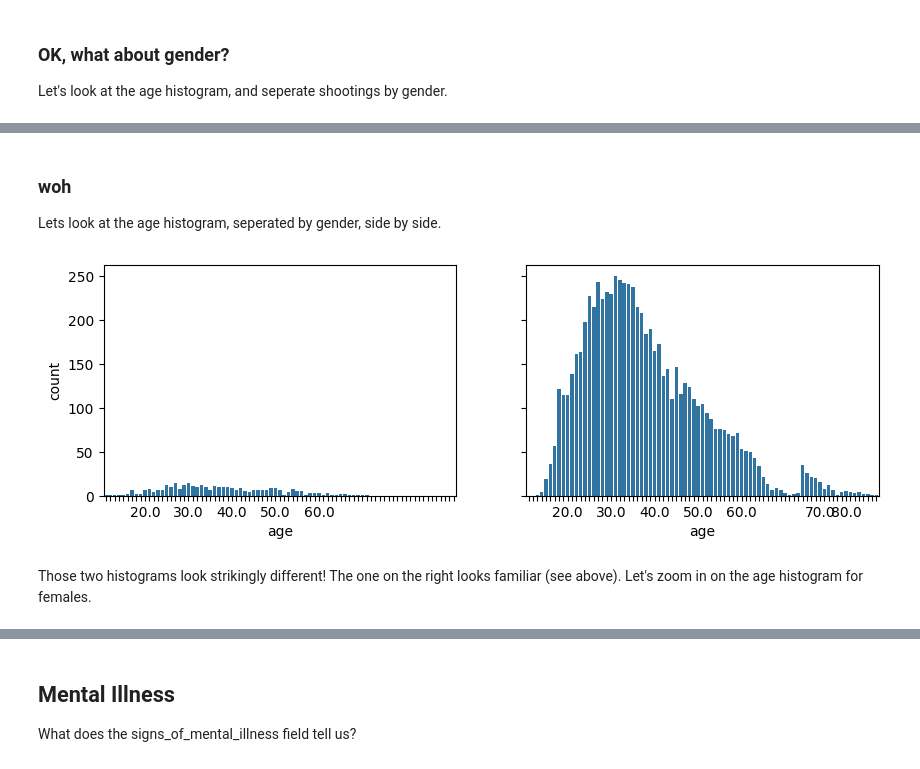
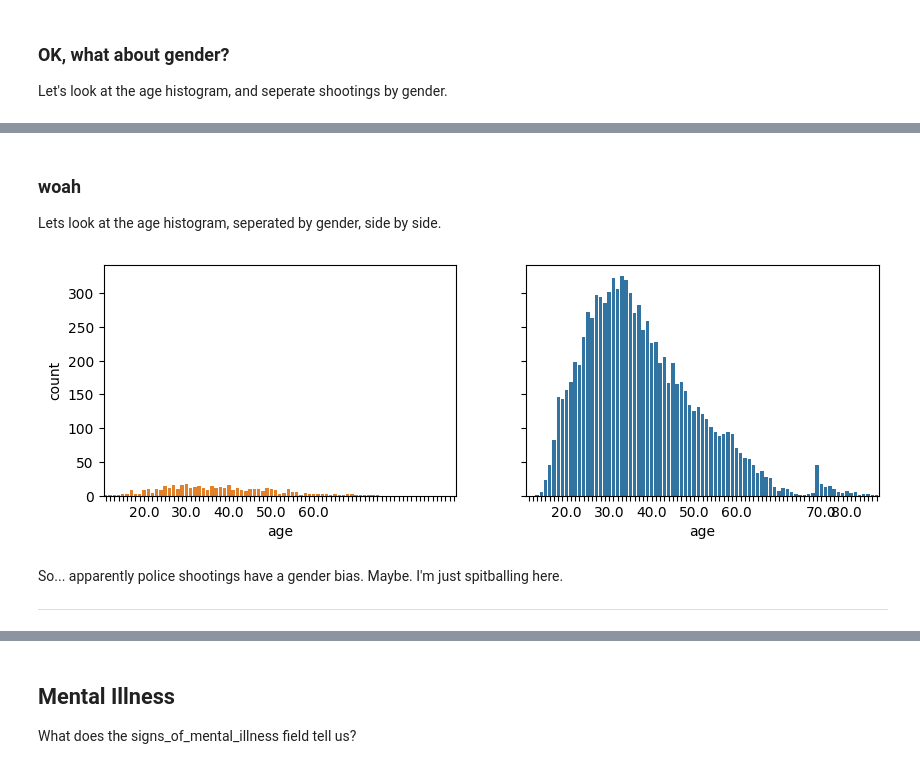
Before and after one commit to lcommons/portfolio, a Jupyter notebook: policeshootings/PoliceShootingsV2.ipynb, the cells around one changed output, grey strips where cells are left out. Drawn from its saved outputs; the diff is of its cells as text; code cells hidden in the pictures.

```diff
--- a/policeshootings/PoliceShootingsV2.ipynb
+++ b/policeshootings/PoliceShootingsV2.ipynb
@@ -11,7 +11,7 @@ import seaborn as sns
 %matplotlib inline
 # %%
 #data = pd.read_csv('fatal-police-shootings-data.csv')
-data = pd.read_csv('https://raw.githubusercontent.com/washingtonpost/data-police-shootings/master/v1/fatal-police-shootings-data.csv')
+data = pd.read_csv('https://raw.githubusercontent.com/washingtonpost/data-police-shootings/master/v2/fatal-police-shootings-data.csv')
 # %%
 data.info()
 # %% [output]
@@ -247,28 +280,33 @@ for label in plot.get_yticklabels():
 # %% [markdown]
-### woh
+### woah
 
 Lets look at the age histogram, seperated by gender, side by side.
 # %%
-dfF = data[data['gender']=='F']
-dfM = data[data['gender']=='M']
-fig, ax = plt.subplots(1, 2, figsize=(10, 3), sharey=True,sharex=True)
+dfF = data[data['gender']=='female']
+dfM = data[data['gender']=='male']
+_, ax = plt.subplots(1, 2, figsize=(10, 3), sharey=True,sharex=True)
+
+plot0 = sns.countplot(data=dfF, ax=ax[0],x='age')
+plot0.get_xticklabels()
 
 plot1 = sns.countplot(data=dfF, ax=ax[0],x='age')
 for label in plot1.get_xticklabels():
     if float(label.get_text()) % 10 == 0:
         label.set_visible(True)
     else:
         label.set_visible(False)
 plot2 = sns.countplot(data=dfM, ax=ax[1],x='age')
 for label in plot2.get_xticklabels():
     if float(label.get_text()) % 10 == 0:
         label.set_visible(True)
     else:
         label.set_visible(False)
 # %% [output]
-[figure, old version]
+[figure, new version]
-# %% [markdown]
-Those two histograms look strikingly different! The one on the right looks familiar (see above). Let's zoom in on the age histogram for females.
+# %% [markdown]
+So... apparently police shootings have a gender bias. Maybe. I'm just spitballing here.
+
+---
 # %%
 plot = sns.countplot(data=dfF,x='age')
 for label in plot.get_xticklabels():
```
Also changed, not shown: parts of 22 cells of this notebook.
